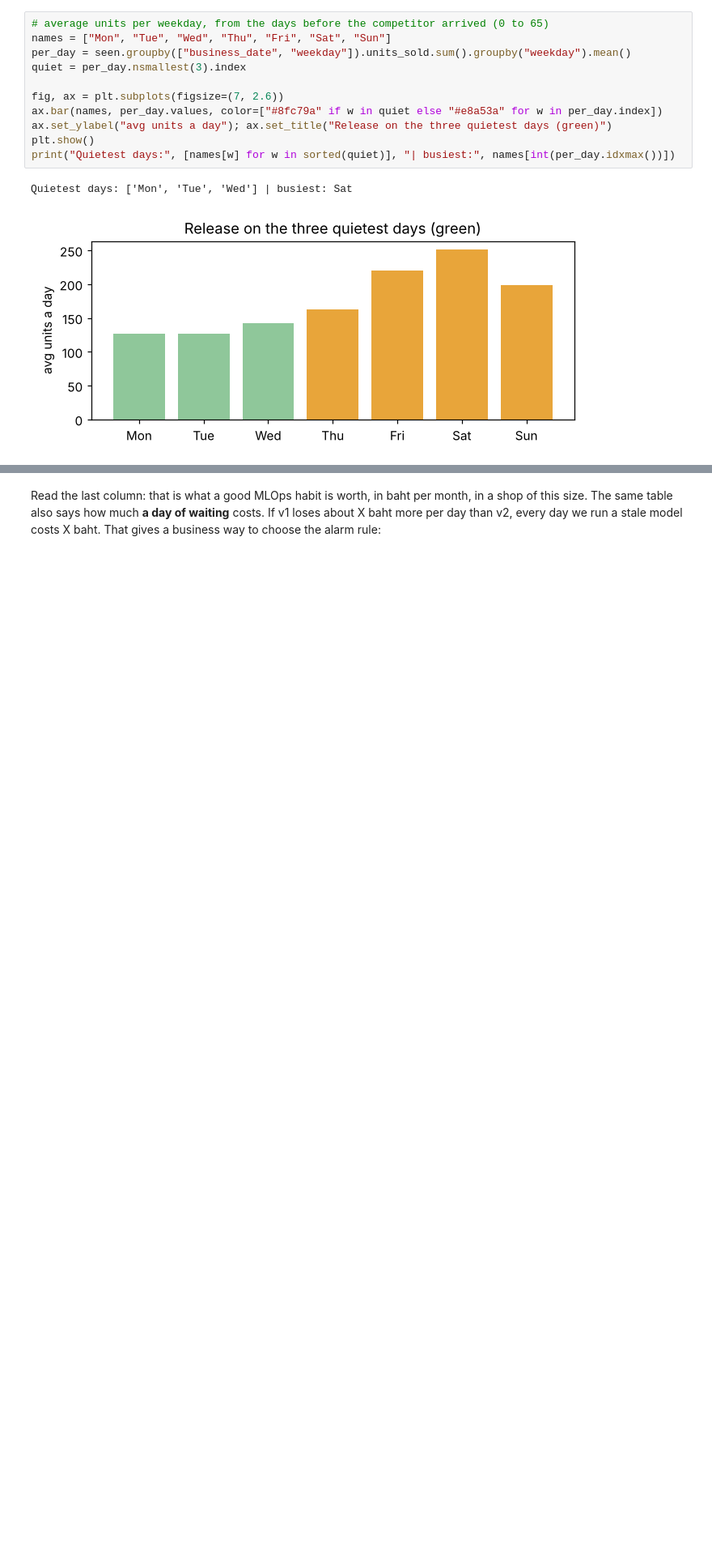
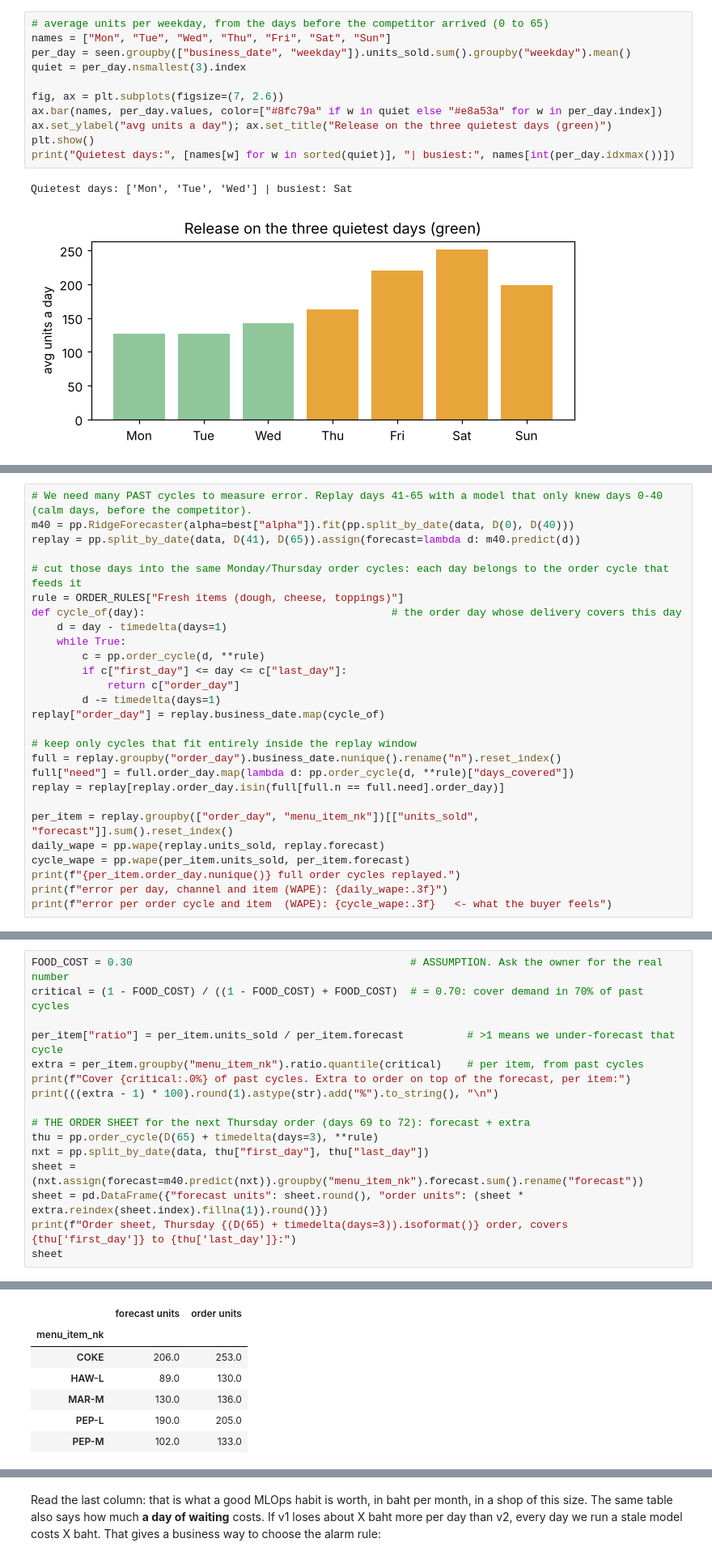
Before and after one commit to QuadrupleBeansStars/MADT-Pizza-shop, a Jupyter notebook: notebooks/cicd_mlops_education.ipynb, the cells around one changed output, grey strips where cells are left out. Shown at 81% size. Cells and saved outputs as stored; diff of their text form; blank space fills up the shorter version.

```diff
--- a/notebooks/cicd_mlops_education.ipynb
+++ b/notebooks/cicd_mlops_education.ipynb
@@ -827,0 +949,27 @@ This is the question that turns "WAPE 0.33" into baht. Two kinds of miss, two di
+# %%
+# We need many PAST cycles to measure error. Replay days 41-65 with a model that only knew days 0-40 (calm days, before the competitor).
+m40 = pp.RidgeForecaster(alpha=best["alpha"]).fit(pp.split_by_date(data, D(0), D(40)))
+replay = pp.split_by_date(data, D(41), D(65)).assign(forecast=lambda d: m40.predict(d))
+
+# cut those days into the same Monday/Thursday order cycles: each day belongs to the order cycle that feeds it
+rule = ORDER_RULES["Fresh items (dough, cheese, toppings)"]
+def cycle_of(day):                                       # the order day whose delivery covers this day
+    d = day - timedelta(days=1)
+    while True:
+        c = pp.order_cycle(d, **rule)
+        if c["first_day"] <= day <= c["last_day"]:
+            return c["order_day"]
+        d -= timedelta(days=1)
+replay["order_day"] = replay.business_date.map(cycle_of)
+
+# keep only cycles that fit entirely inside the replay window
+full = replay.groupby("order_day").business_date.nunique().rename("n").reset_index()
+full["need"] = full.order_day.map(lambda d: pp.order_cycle(d, **rule)["days_covered"])
+replay = replay[replay.order_day.isin(full[full.n == full.need].order_day)]
+
+per_item = replay.groupby(["order_day", "menu_item_nk"])[["units_sold", "forecast"]].sum().reset_index()
+daily_wape = pp.wape(replay.units_sold, replay.forecast)
+cycle_wape = pp.wape(per_item.units_sold, per_item.forecast)
+print(f"{per_item.order_day.nunique()} full order cycles replayed.")
+print(f"error per day, channel and item (WAPE): {daily_wape:.3f}")
+print(f"error per order cycle and item  (WAPE): {cycle_wape:.3f}   <- what the buyer feels")
@@ -827,0 +992,17 @@ This is the question that turns "WAPE 0.33" into baht. Two kinds of miss, two di
+# %%
+FOOD_COST = 0.30                                            # ASSUMPTION. Ask the owner for the real number
+critical = (1 - FOOD_COST) / ((1 - FOOD_COST) + FOOD_COST)  # = 0.70: cover demand in 70% of past cycles
+
+per_item["ratio"] = per_item.units_sold / per_item.forecast          # >1 means we under-forecast that cycle
+extra = per_item.groupby("menu_item_nk").ratio.quantile(critical)    # per item, from past cycles
+print(f"Cover {critical:.0%} of past cycles. Extra to order on top of the forecast, per item:")
+print(((extra - 1) * 100).round(1).astype(str).add("%").to_string(), "\n")
+
+# THE ORDER SHEET for the next Thursday order (days 69 to 72): forecast + extra
+thu = pp.order_cycle(D(65) + timedelta(days=3), **rule)
+nxt = pp.split_by_date(data, thu["first_day"], thu["last_day"])
+sheet = (nxt.assign(forecast=m40.predict(nxt)).groupby("menu_item_nk").forecast.sum().rename("forecast"))
+sheet = pd.DataFrame({"forecast units": sheet.round(), "order units": (sheet * extra.reindex(sheet.index).fillna(1)).round()})
+print(f"Order sheet, Thursday {(D(65) + timedelta(days=3)).isoformat()} order, covers {thu['first_day']} to {thu['last_day']}:")
+sheet
+# %% [output]
@@ -827,0 +1018,7 @@ This is the question that turns "WAPE 0.33" into baht. Two kinds of miss, two di
+|  | forecast units | order units |
+| menu_item_nk |  |  |
+| COKE | 206.0 | 253.0 |
+| HAW-L | 89.0 | 130.0 |
+| MAR-M | 130.0 | 136.0 |
+| PEP-L | 190.0 | 205.0 |
+| PEP-M | 102.0 | 133.0 |
```
Also changed, not shown: parts of 21 cells of this notebook, 2 other files.
